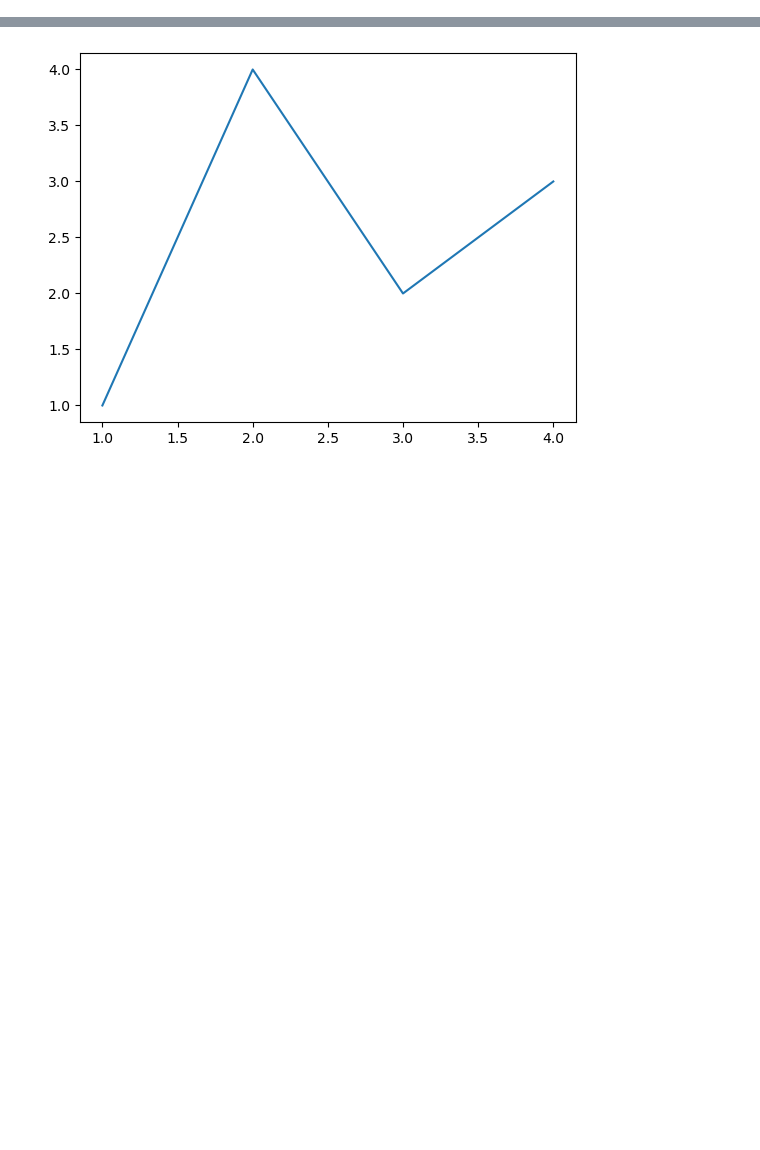
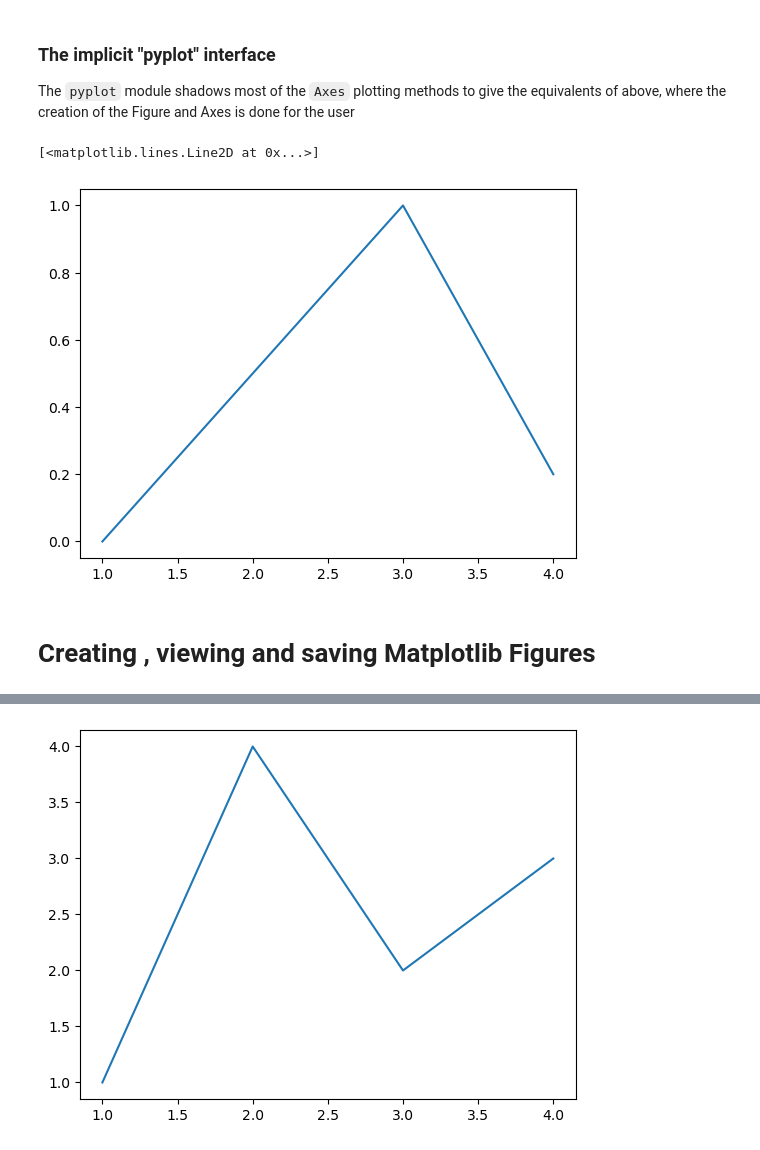
Before and after one commit to cyrio/greta-data-course, a Jupyter notebook: data_analyst/Matplotlib.ipynb, the cells around one changed output, grey strips where cells are left out. Saved outputs shown, nothing was run; the diff lists cells and outputs as text; code cells hidden in the pictures; blank space fills up the shorter version.

```diff
--- a/data_analyst/Matplotlib.ipynb
+++ b/data_analyst/Matplotlib.ipynb
@@ -6,3 +19,13 @@ import matplotlib.pyplot as plt
+# %% [markdown]
+### The implicit "pyplot" interface
+The `pyplot` module shadows most of the `Axes` plotting methods to give the equivalents of above, where the creation of the Figure and Axes is done for the user
+# %%
+plt.plot([1, 2, 3, 4], [0, 0.5, 1, 0.2])
+# %% [output]
+[<matplotlib.lines.Line2D at 0x...>]
+[figure, added]
+# %% [markdown]
+# Creating , viewing and saving Matplotlib Figures
 # %%
 a=np.array([2, 5, 7, 4, 7, 0, 3, 1, 9, 2])
 # %%
```
Also changed, not shown: parts of 6 cells of this notebook.
